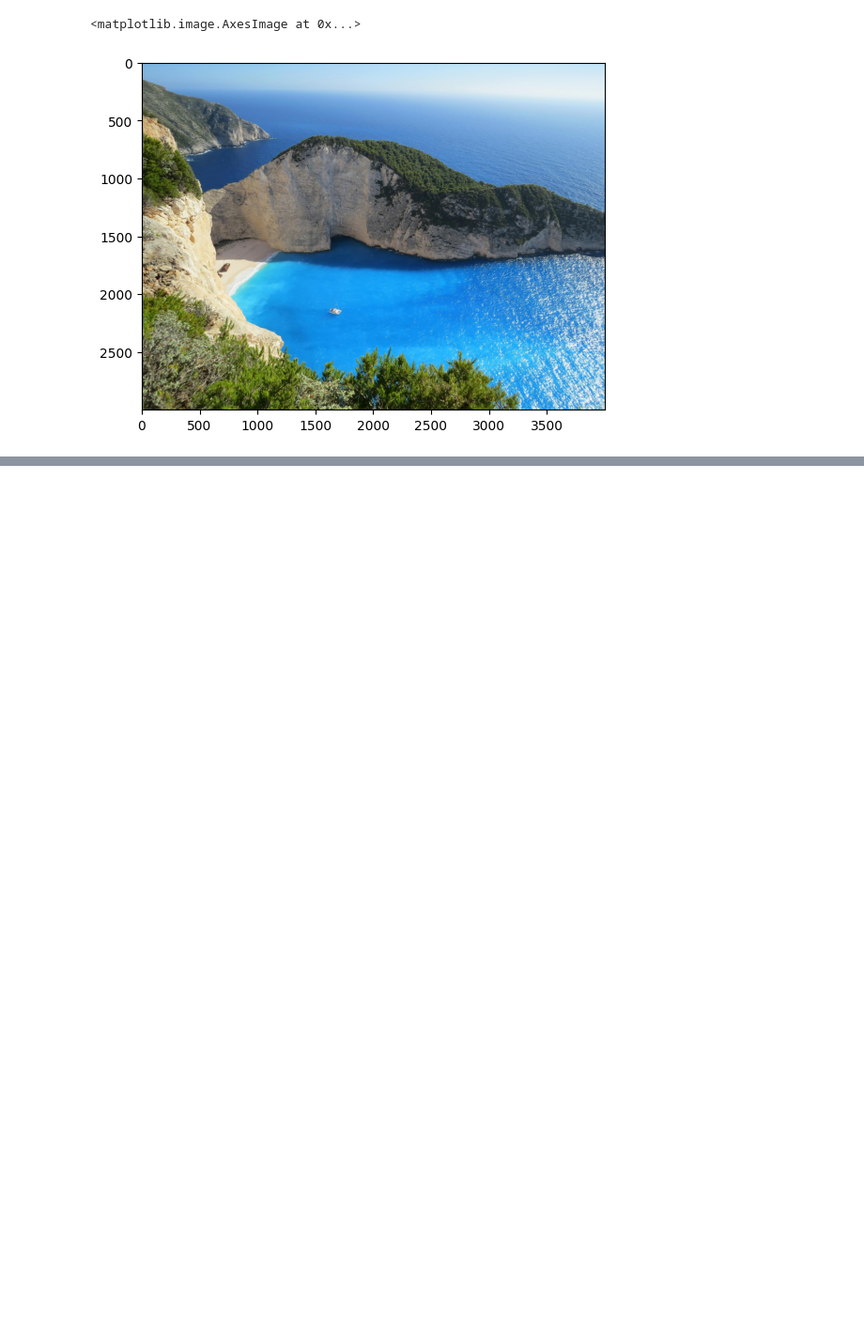
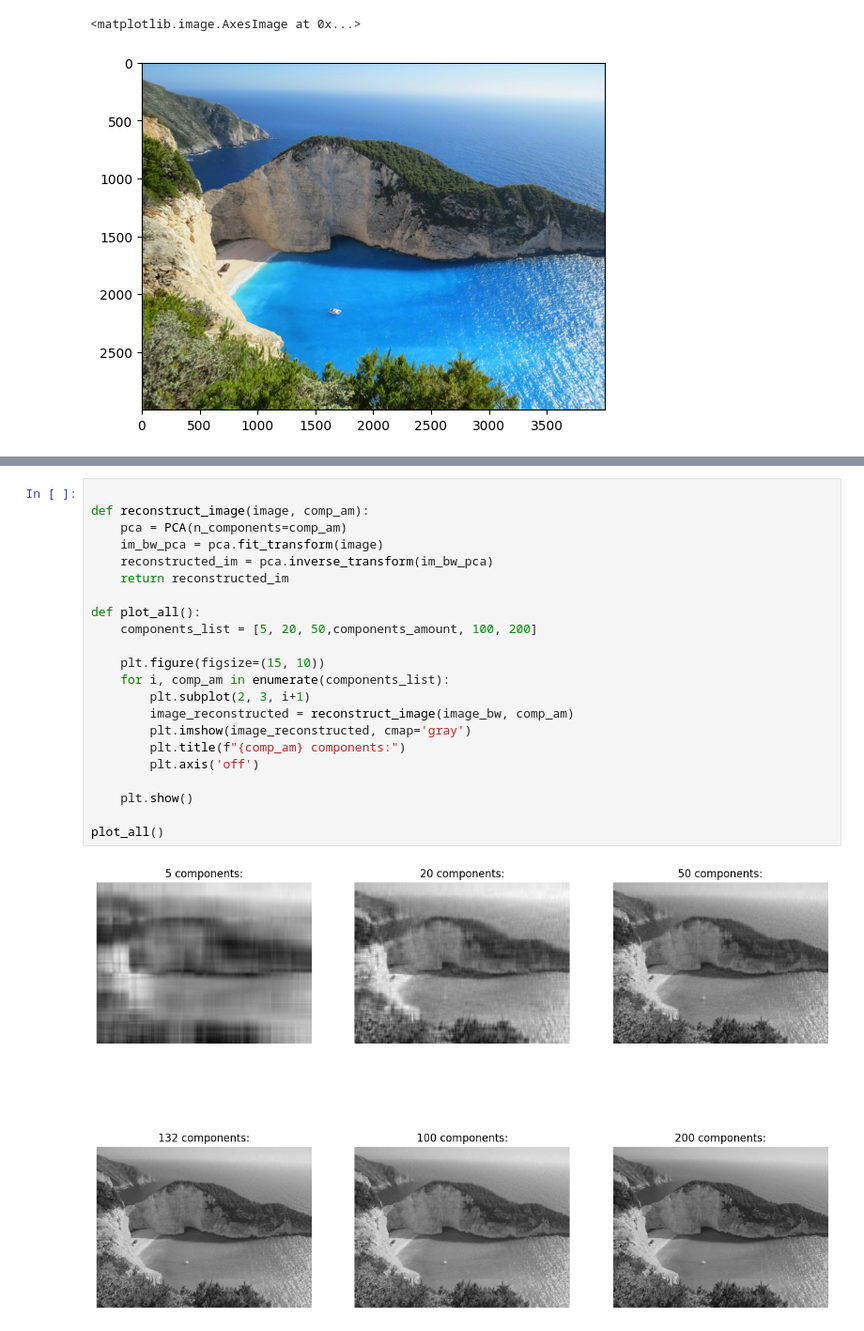
Before and after one commit to O-Danylchuk/Mathlab2, a Jupyter notebook: notebook.ipynb, the cells around one changed output, grey strips where cells are left out. Shown at 94% size. Drawn from its saved outputs; the diff is of its cells as text; blank space fills up the shorter version.

```diff
--- a/notebook.ipynb
+++ b/notebook.ipynb
@@ -88,0 +102,24 @@ ValueError: not enough values to unpack (expected 3, got 2)
+# %%
+
+def reconstruct_image(image, comp_am):
+    pca = PCA(n_components=comp_am)
+    im_bw_pca = pca.fit_transform(image)
+    reconstructed_im = pca.inverse_transform(im_bw_pca)
+    return reconstructed_im
+
+def plot_all():
+    components_list = [5, 20, 50,components_amount, 100, 200]
+
+    plt.figure(figsize=(15, 10))
+    for i, comp_am in enumerate(components_list):
+        plt.subplot(2, 3, i+1)
+        image_reconstructed = reconstruct_image(image_bw, comp_am)
+        plt.imshow(image_reconstructed, cmap='gray')
+        plt.title(f"{comp_am} components:")
+        plt.axis('off')
+
+    plt.show()
+
+plot_all()
+# %% [output]
+[figure, added]
```
Also changed, not shown: parts of 4 cells of this notebook, 2 other files.
